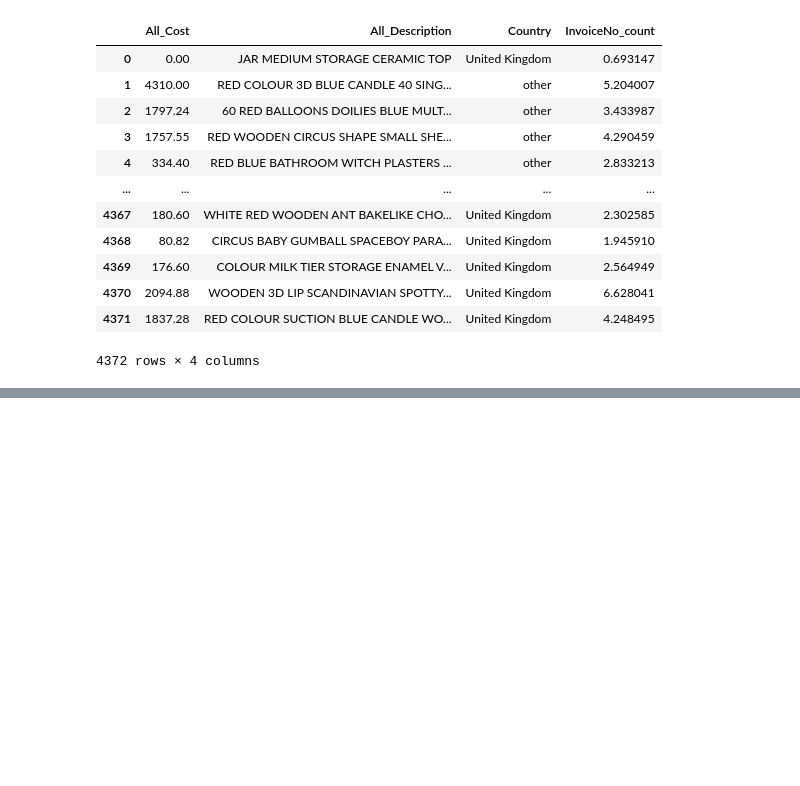
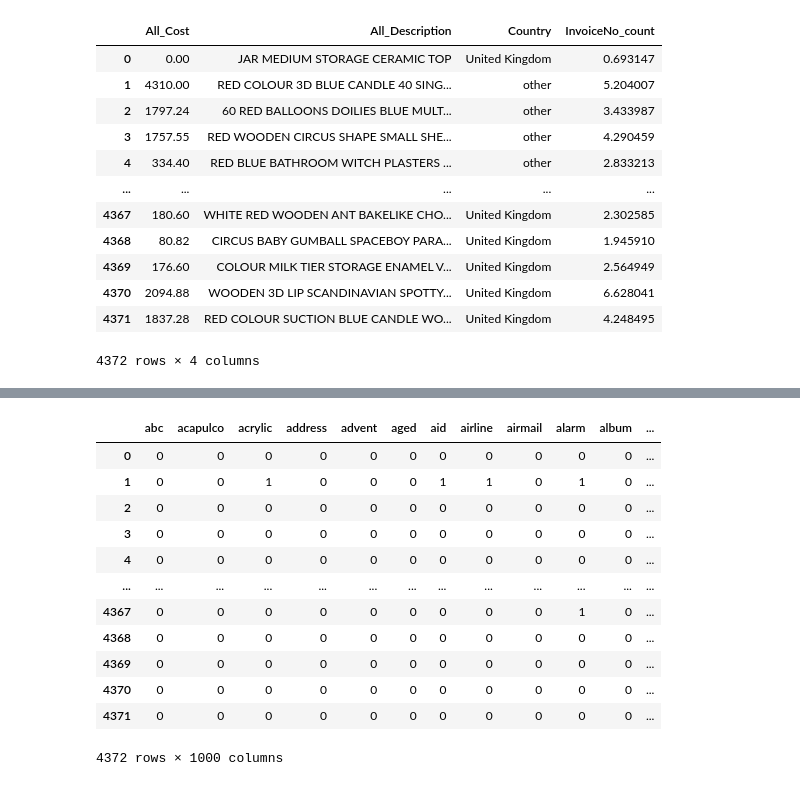
Before and after one commit to morteza-rp/fanap, a Jupyter notebook: 7.ipynb, the cells around one changed output, grey strips where cells are left out. Saved outputs shown, nothing was run; the diff lists cells and outputs as text; code cells hidden in the pictures; blank space fills up the shorter version.

```diff
--- a/7.ipynb
+++ b/7.ipynb
@@ -315,0 +495,16 @@ bb
+# %%
+vec
+# %% [output]
+|  | abc | acapulco | acrylic | address | advent | aged | aid | airline | airmail | alarm | album | ... |
+| 0 | 0 | 0 | 0 | 0 | 0 | 0 | 0 | 0 | 0 | 0 | 0 | ... |
+| 1 | 0 | 0 | 1 | 0 | 0 | 0 | 1 | 1 | 0 | 1 | 0 | ... |
+| 2 | 0 | 0 | 0 | 0 | 0 | 0 | 0 | 0 | 0 | 0 | 0 | ... |
+| 3 | 0 | 0 | 0 | 0 | 0 | 0 | 0 | 0 | 0 | 0 | 0 | ... |
+| 4 | 0 | 0 | 0 | 0 | 0 | 0 | 0 | 0 | 0 | 0 | 0 | ... |
+| ... | ... | ... | ... | ... | ... | ... | ... | ... | ... | ... | ... | ... |
+| 4367 | 0 | 0 | 0 | 0 | 0 | 0 | 0 | 0 | 0 | 1 | 0 | ... |
+| 4368 | 0 | 0 | 0 | 0 | 0 | 0 | 0 | 0 | 0 | 0 | 0 | ... |
+| 4369 | 0 | 0 | 0 | 0 | 0 | 0 | 0 | 0 | 0 | 0 | 0 | ... |
+| 4370 | 0 | 0 | 0 | 0 | 0 | 0 | 0 | 0 | 0 | 0 | 0 | ... |
+| 4371 | 0 | 0 | 0 | 0 | 0 | 0 | 0 | 0 | 0 | 0 | 0 | ... |
+4372 rows × 1000 columns
```
Also changed, not shown: parts of 36 cells of this notebook, 3 other files.
